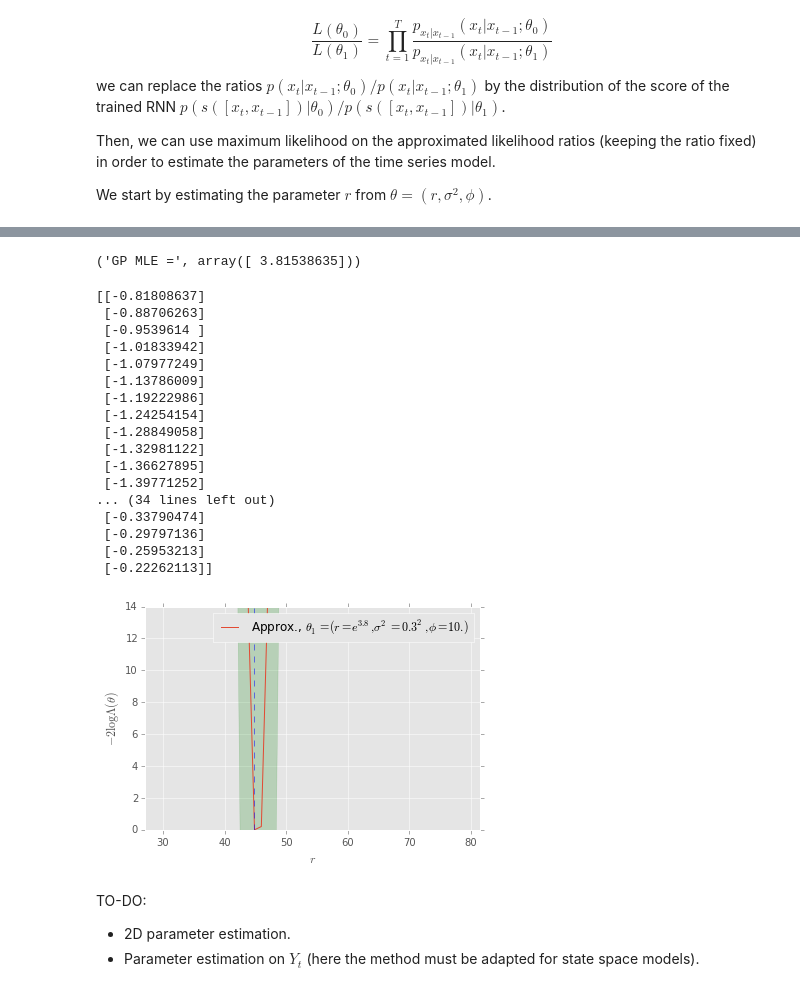
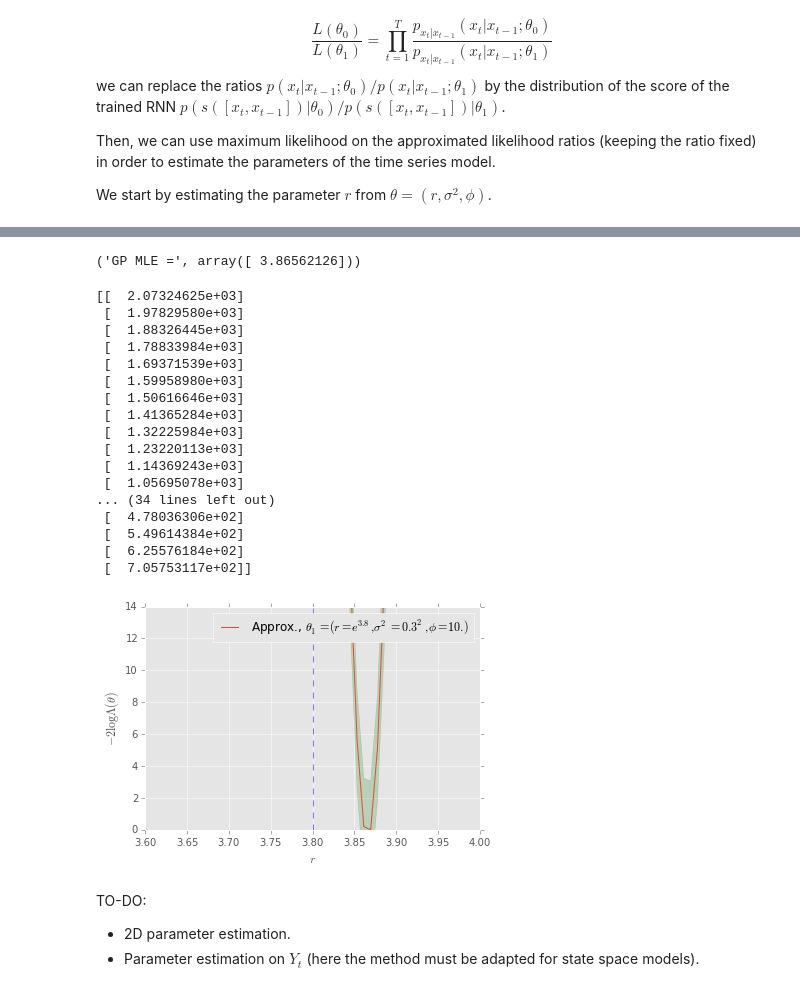
Before and after one commit to jgpavez/TimeSeriesEstimation, a Jupyter notebook: ricker.ipynb, the cells around one changed output, grey strips where cells are left out. Cells and saved outputs as stored; diff of their text form; code cells hidden in the pictures.

Commit message:
Using parametrized classifier

```diff
--- a/ricker.ipynb
+++ b/ricker.ipynb
@@ -120,14 +173,14 @@ from sklearn.pipeline import make_pipeline
 from sklearn.preprocessing import StandardScaler
 
 model = Sequential()
-model.add(SimpleRNN(4,input_shape=(max_len,1)))
-model.add(Dense(4,activation='tanh'))
+model.add(SimpleRNN(10,input_shape=(max_len,2)))
+model.add(Dense(10,activation='tanh'))
 model.add(Dense(1,activation='sigmoid'))
 
 #model.compile(loss='mean_squared_error', optimizer='rmsprop')
 from keras_wrapper import KerasClassifier
 
-clf = KerasClassifier(model=model, loss='mean_squared_error', optimizer='rmsprop', nb_epoch=50, verbose=2)
+clf = KerasClassifier(model=model, loss='mean_squared_error', optimizer='rmsprop', nb_epoch=10, verbose=2)
 #clf = make_pipeline(StandardScaler(),as_classifier(clf))
 
 clf.fit(X=X_serie, y=y_serie)
@@ -258,7 +319,7 @@ def objective(theta, random_state=0):
     return value
 # %%
 from GPyOpt.methods import BayesianOptimization
-bounds = [(np.exp(3.3), np.exp(4.5))]
+bounds = [(3.3, 4.5)]
 solver = BayesianOptimization(vectorize(objective), bounds)
 solver.run_optimization(max_iter=50, true_gradients=False)
 # %% [output]
@@ -303,15 +364,15 @@ def gp_objective(theta):
     theta = theta.reshape(1, -1)
     return solver.model.predict(theta)[0][0]
 
-r = minimize(gp_objective, x0=[np.exp(4.)])
+r = minimize(gp_objective, x0=[4.])
 gp_MLE = r.x
 
-print("GP MLE =", np.log(gp_MLE))
+print("GP MLE =", gp_MLE)
 # %% [output]
-('GP MLE =', array([ 3.81538635]))
+('GP MLE =', array([ 3.86562126]))
 # %%
 #bounds = [(exact_MLE[0] - 0.16, exact_MLE[0] + 0.16)]
-bounds = [(np.exp(3.3), np.exp(4.4))]
+bounds = [(3.6, 4.0)]
 As = np.linspace(bounds[0][0],bounds[0][1], 50)
 
 n_points = 30
@@ -320,7 +381,6 @@ clf = clf
 n_samples = n_samples
 #As = np.linspace(*bounds[0], 100)
 nll_gp, var_gp = solver.model.predict(As.reshape(-1, 1))
-print nll_gp
 nll_gp = 2. * (nll_gp - nll_gp.min()) * len(X_true_serie)
 gp_ratios = nll_gp
 # STD
@@ -333,44 +393,44 @@ q1_gp = 2. * (q1_gp - r.fun) * len(X_true_serie)
 q2_gp = 2. * (q2_gp - r.fun) * len(X_true_serie)
 gp_q1 = q1_gp
 gp_q2 = q2_gp
-# %% [output]
-[[-0.81808637]
- [-0.88706263]
- [-0.9539614 ]
- [-1.01833942]
- [-1.07977249]
- [-1.13786009]
- [-1.19222986]
- [-1.24254154]
- [-1.28849058]
- [-1.32981122]
- [-1.36627895]
- [-1.39771252]
-... (34 lines left out)
- [-0.33790474]
- [-0.29797136]
- [-0.25953213]
- [-0.22262113]]
 # %%
 fig = plt.figure()
 ax = fig.add_subplot(1,1,1)
+print gp_ratios
 
 ax.plot(As, gp_ratios, label=r"Approx., $\theta_1=(r=e^{3.8},\sigma^2=0.3^2,\phi=10.)$")
 ax.fill_between(As,(gp_ratios - gp_std).ravel(),(gp_ratios + gp_std).ravel(),
                      color='g',alpha=0.2)
 ax.set_xlabel(r"$r$")
 ax.set_ylabel(r"$-2 \log \Lambda(\theta)$")
 #plt.legend()
 
 
 ax.legend()
 ax.set_ylim(0, 14)
 ax.set_xlim(bounds[0][0],bounds[0][1])
-ax.axvline(x=np.exp(3.8),ymin=0.,ymax=14.,linestyle='dashed',alpha=0.5)
+ax.axvline(x=3.8,ymin=0.,ymax=14.,linestyle='dashed',alpha=0.5)
 #plt.savefig('likelihood_comp.pdf')
 plt.show()
 # %% [output]
+[[  2.07324625e+03]
+ [  1.97829580e+03]
+ [  1.88326445e+03]
+ [  1.78833984e+03]
+ [  1.69371539e+03]
+ [  1.59958980e+03]
+ [  1.50616646e+03]
+ [  1.41365284e+03]
+ [  1.32225984e+03]
+ [  1.23220113e+03]
+ [  1.14369243e+03]
+ [  1.05695078e+03]
+... (34 lines left out)
+ [  4.78036306e+02]
+ [  5.49614384e+02]
+ [  6.25576184e+02]
+ [  7.05753117e+02]]
-[figure, old version]
+[figure, new version]
 # %% [markdown]
 TO-DO:
 * 2D parameter estimation.
```
Also changed, not shown: parts of 17 cells of this notebook.
